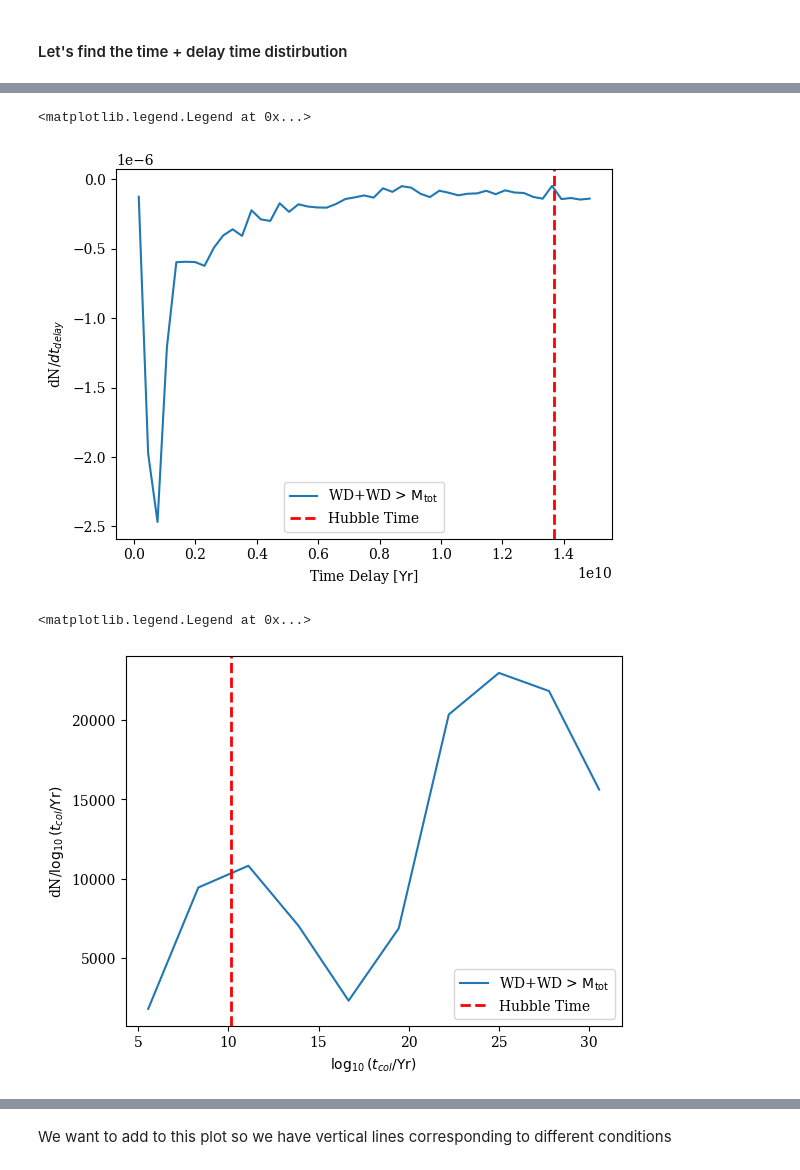
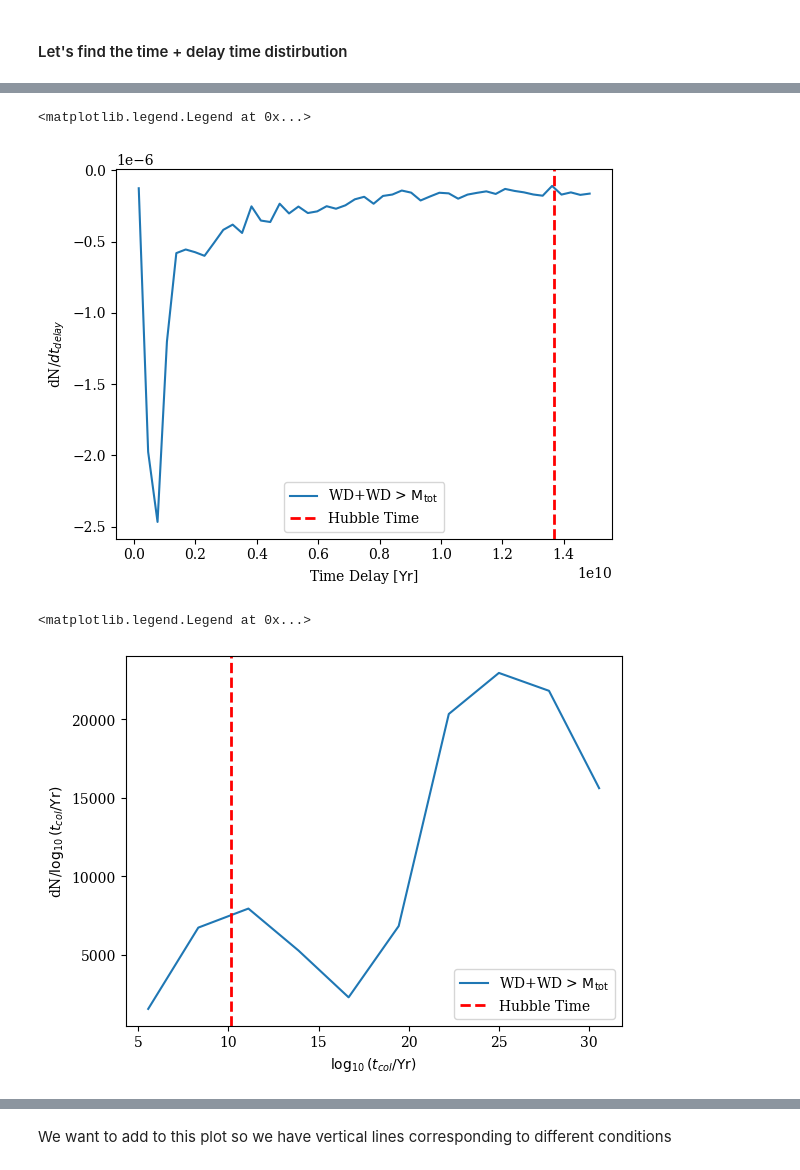
Before and after one commit to melanie-santiago26/research_work, a Jupyter notebook: making_figures/WD_WD_postprocessing.ipynb, the cells around one changed output, grey strips where cells are left out. Cells and saved outputs as stored; diff of their text form; code cells hidden in the pictures.

```diff
--- a/making_figures/WD_WD_postprocessing.ipynb
+++ b/making_figures/WD_WD_postprocessing.ipynb
@@ -261,5 +283,5 @@ plt.legend()
 # %%
 # Add columns for the more and less massive compact object
 
-SP_WDWD_data_sb_chandra['M_moremass'] = SP_WDWD_data_sb_chandra[['Mass(1)', 'Mass(2)']].max(axis=1)
-SP_WDWD_data_sb_chandra['M_lessmass'] = SP_WDWD_data_sb_chandra[['Mass(1)', 'Mass(2)']].min(axis=1)
+SP_COWD_data_sb_chandra['M_moremass'] = SP_COWD_data_sb_chandra[['Mass(1)', 'Mass(2)']].max(axis=1)
+SP_COWD_data_sb_chandra['M_lessmass'] = SP_COWD_data_sb_chandra[['Mass(1)', 'Mass(2)']].min(axis=1)
@@ -277,2 +309,2 @@ See the caveats in the documentation: https://pandas.pydata.org/pandas-docs/stab
 # %%
-time_col_wd = useful_fncs.tgw((SP_WDWD_data_sb_chandra['SemiMajorAxis'].values),(SP_WDWD_data_sb_chandra['Eccentricity']),(SP_WDWD_data_sb_chandra['M_moremass'].values),(SP_WDWD_data_sb_chandra['M_lessmass'].values),Data_weights,'BSE_System_Parameters','SemiMajorAxis')
+time_col_wd = useful_fncs.tgw((SP_COWD_data_sb_chandra['SemiMajorAxis'].values),(SP_COWD_data_sb_chandra['Eccentricity']),(SP_COWD_data_sb_chandra['M_moremass'].values),(SP_COWD_data_sb_chandra['M_lessmass'].values),Data_weights,'BSE_System_Parameters','SemiMajorAxis')
@@ -287,15 +317,15 @@ See the caveats in the documentation: https://pandas.pydata.org/pandas-docs/stab
 # %%
 # let's convert the columns of the data frame into numpy arrays to be able to do operations with them
-time_lg = np.array(SP_WDWD_data_sb_chandra['Time'])*1e6
+time_lg = np.array(SP_COWD_data_sb_chandra['Time'])*1e6
 t_col_lg = np.array(time_col_wd)*1e6
 
 t_delay_lg = [] # this will hold the delay time in Myr
 
-for binaries_lg in range(SP_WDWD_data_sb_chandra.shape[0]):
+for binaries_lg in range(SP_COWD_data_sb_chandra.shape[0]):
 
     delay_lg = time_lg[binaries_lg] + t_col_lg[binaries_lg] # adding the two values together to get the delay time
     t_delay_lg.append(delay_lg)
 # %%
 t_delay_lg_array = np.array(t_delay_lg)
 # %%
-SP_WDWD_data_sb_chandra['Delay_Time(Yr)'] = t_delay_lg_array
+SP_COWD_data_sb_chandra['Delay_Time(Yr)'] = t_delay_lg_array
@@ -341,7 +407,7 @@ plt.legend()
 
 # below makes it so if i change the number of bins or anything like that it will not change th eshaoe if the distribution
 time_delay_log = np.log10(t_delay_lg_array)
-hist, bin_edges = np.histogram(t_delay_lg_array, weights=np.log10(SP_WDWD_data_sb_chandra['mixture_weight']),bins=np.linspace(0,15e9,50))
+hist, bin_edges = np.histogram(t_delay_lg_array, weights=np.log10(SP_COWD_data_sb_chandra['mixture_weight']),bins=np.linspace(0,15e9,50))
 center_bins = (bin_edges[:-1] + bin_edges[1:])/2
 bin_width = np.diff(bin_edges)
 
@@ -363,33 +429,33 @@ plt.axvline(age_universe, color='r', linestyle='--', linewidth=2,label='Hubble T
 plt.legend()
 # %% [output]
 <matplotlib.legend.Legend at 0x...>
-[figure, old version]
+[figure, new version]
 # %%
 
 # below makes it so if i change the number of bins or anything like that it will not change th eshaoe if the distribution
-time_col_log = np.log10(SP_WDWD_data_sb_chandra['Coalescence_Time']*(1e6))
-hist, bin_edges = np.histogram(time_col_log, weights=SP_WDWD_data_sb_chandra['mixture_weight'])#,bins=np.linspace(0,1.4e30,50))
+time_col_log = np.log10(SP_COWD_data_sb_chandra['Coalescence_Time']*(1e6))
+hist, bin_edges = np.histogram(time_col_log, weights=SP_COWD_data_sb_chandra['mixture_weight'])#,bins=np.linspace(0,1.4e30,50))
 center_bins = (bin_edges[:-1] + bin_edges[1:])/2
 bin_width = np.diff(bin_edges)
 
 plt.plot(center_bins,hist/bin_width,label='WD+WD > $\mathrm{M_{tot}}$')
 # plt.step(center_bins,hist/bin_width,where='mid')
 
 plt.xlabel(r"$\log_{10}(t_{col}/\mathrm{Yr})$")
 # plt.yscale('log')
 # plt.xlim(0,15e9)
 # plt.ylim(1e-1,1e3)
 plt.ylabel(r"dN/$\log_{10}(t_{col}/\mathrm{Yr})$")
 
 ## hubble time
 age_universe = 13.7e9
 
 plt.axvline(np.log10(age_universe), color='r', linestyle='--', linewidth=2,label='Hubble Time')
 # plt.text(1.15, 10**4.5, "Chandrasekhar Limit", fontsize=10)
 plt.legend()
 # %% [output]
 <matplotlib.legend.Legend at 0x...>
-[figure, old version]
+[figure, new version]
 # %%
 
 # below makes it so if i change the number of bins or anything like that it will not change th eshaoe if the distribution
```
Also changed, not shown: parts of 35 cells of this notebook, 2 other files.
